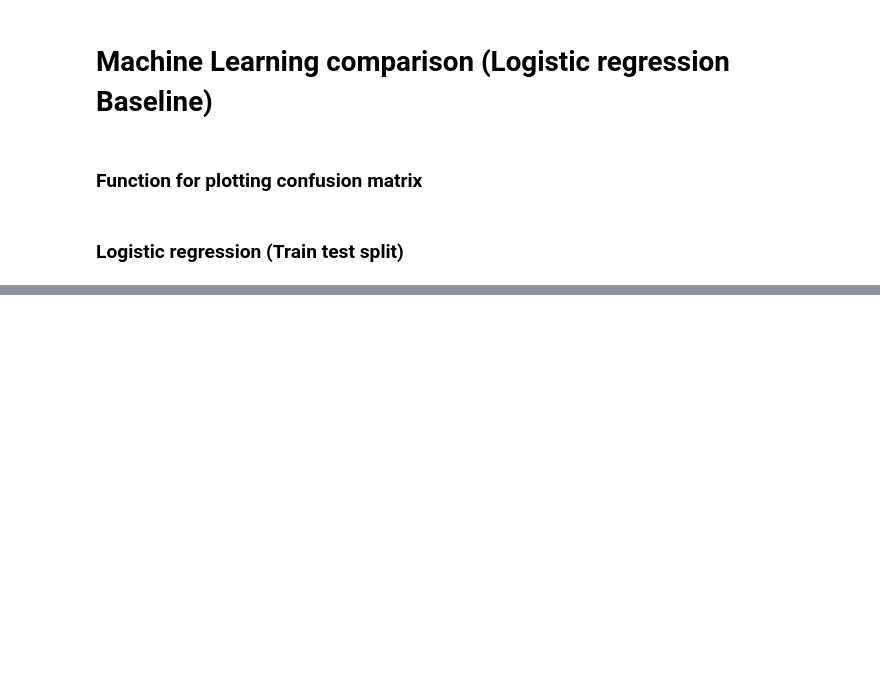
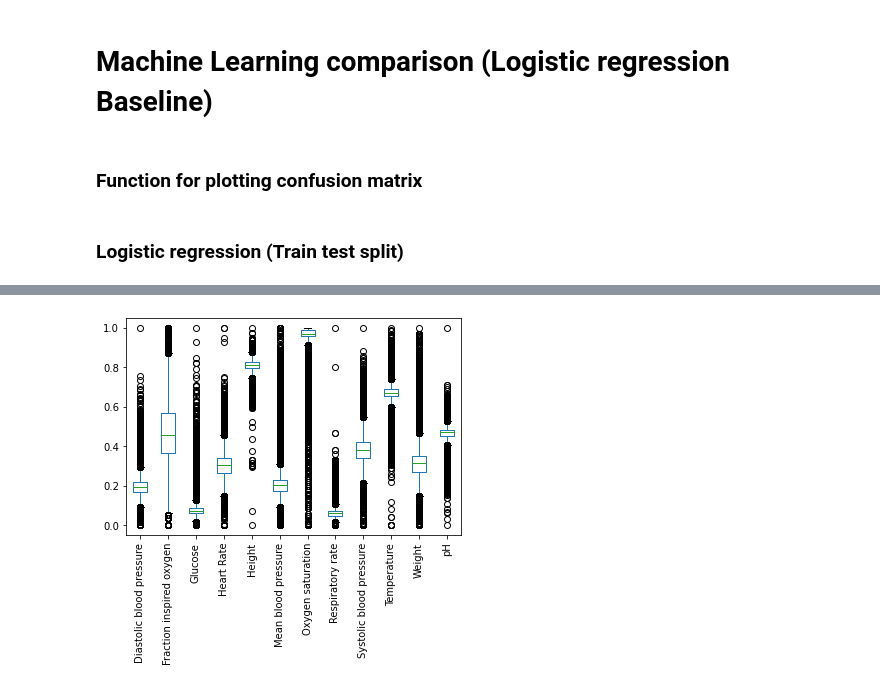
Before and after one commit to llhtoby/MIMIC-III-ML, a Jupyter notebook: src/Imputation comparison.ipynb, the cells around one changed output, grey strips where cells are left out. Drawn from its saved outputs; the diff is of its cells as text; code cells hidden in the pictures; blank space fills up the shorter version.

```diff
--- a/src/Imputation comparison.ipynb
+++ b/src/Imputation comparison.ipynb
@@ -332,0 +428,4 @@ Recall: 0.662 (+/- 0.018)
+# %%
+knn_boxplot = knn_imputed.boxplot(column=['Diastolic blood pressure','Fraction inspired oxygen', 'Glucose', 'Heart Rate', 'Height','Mean blood pressure', 'Oxygen saturation', 'Respiratory rate','Systolic blood pressure', 'Temperature', 'Weight', 'pH'], grid=False, rot=90)
+# %% [output]
+[figure, added]
```
Also changed, not shown: parts of 18 cells of this notebook, 10 other files.
